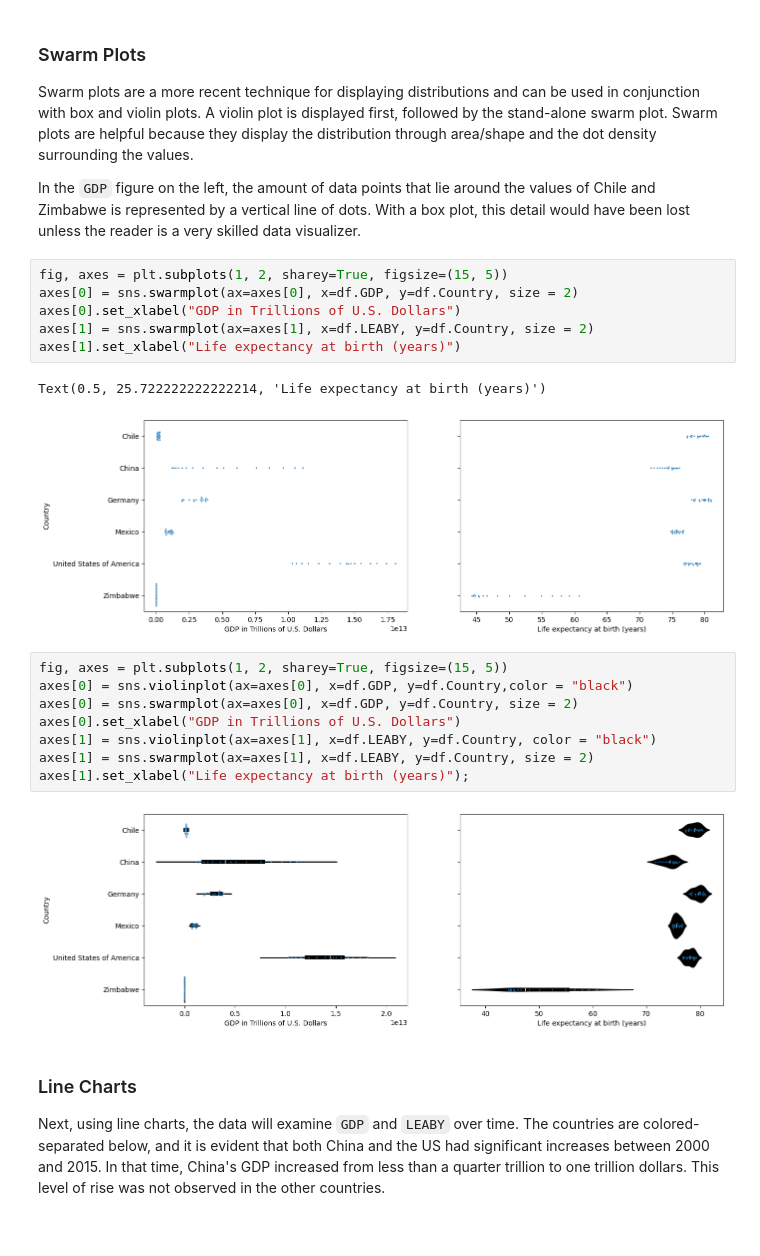
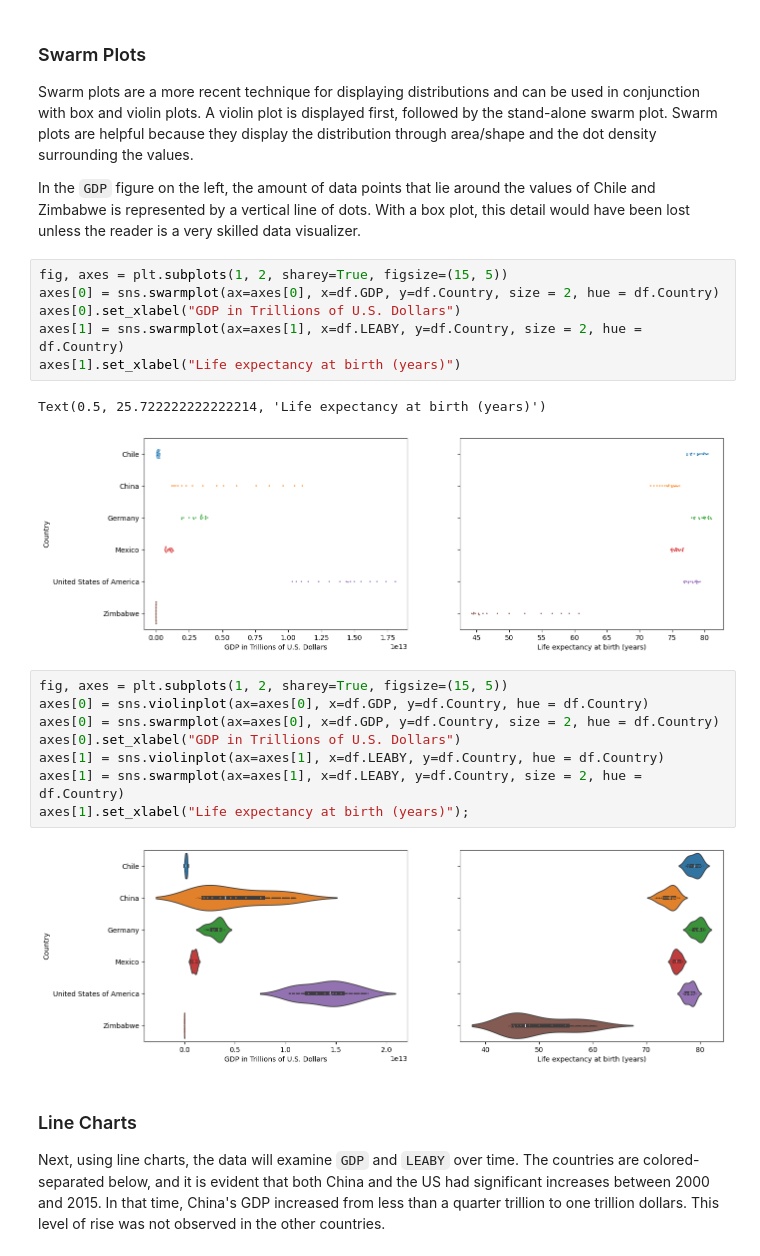
Before and after one commit to hwkhtrn/Portfolio-Project-Life_Expectency-GDP, a Jupyter notebook: life_expectancy_gdp.ipynb, the cells around one changed output. Drawn from its saved outputs; the diff is of its cells as text.

```diff
--- a/life_expectancy_gdp.ipynb
+++ b/life_expectancy_gdp.ipynb
@@ -167,23 +167,23 @@ Swarm plots are a more recent technique for displaying distributions and can be
 In the `GDP` figure on the left, the amount of data points that lie around the values of Chile and Zimbabwe is represented by a vertical line of dots. With a box plot, this detail would have been lost unless the reader is a very skilled data visualizer.
 # %%
 fig, axes = plt.subplots(1, 2, sharey=True, figsize=(15, 5))
-axes[0] = sns.swarmplot(ax=axes[0], x=df.GDP, y=df.Country, size = 2)
+axes[0] = sns.swarmplot(ax=axes[0], x=df.GDP, y=df.Country, size = 2, hue = df.Country)
 axes[0].set_xlabel("GDP in Trillions of U.S. Dollars")
-axes[1] = sns.swarmplot(ax=axes[1], x=df.LEABY, y=df.Country, size = 2)
+axes[1] = sns.swarmplot(ax=axes[1], x=df.LEABY, y=df.Country, size = 2, hue = df.Country)
 axes[1].set_xlabel("Life expectancy at birth (years)")
 # %% [output]
 Text(0.5, 25.722222222222214, 'Life expectancy at birth (years)')
-[figure, old version]
+[figure, new version]
 # %%
 fig, axes = plt.subplots(1, 2, sharey=True, figsize=(15, 5))
-axes[0] = sns.violinplot(ax=axes[0], x=df.GDP, y=df.Country,color = "black")
-axes[0] = sns.swarmplot(ax=axes[0], x=df.GDP, y=df.Country, size = 2)
+axes[0] = sns.violinplot(ax=axes[0], x=df.GDP, y=df.Country, hue = df.Country)
+axes[0] = sns.swarmplot(ax=axes[0], x=df.GDP, y=df.Country, size = 2, hue = df.Country)
 axes[0].set_xlabel("GDP in Trillions of U.S. Dollars")
-axes[1] = sns.violinplot(ax=axes[1], x=df.LEABY, y=df.Country, color = "black")
-axes[1] = sns.swarmplot(ax=axes[1], x=df.LEABY, y=df.Country, size = 2)
+axes[1] = sns.violinplot(ax=axes[1], x=df.LEABY, y=df.Country, hue = df.Country)
+axes[1] = sns.swarmplot(ax=axes[1], x=df.LEABY, y=df.Country, size = 2, hue = df.Country)
 axes[1].set_xlabel("Life expectancy at birth (years)");
 # %% [output]
-[figure, old version]
+[figure, new version]
 # %% [markdown]
 ### Line Charts
 
```
Also changed, not shown: parts of 3 cells of this notebook.
